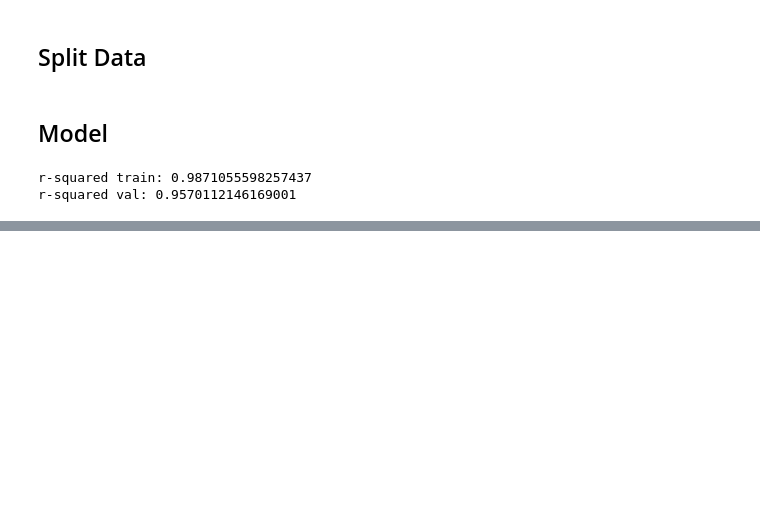
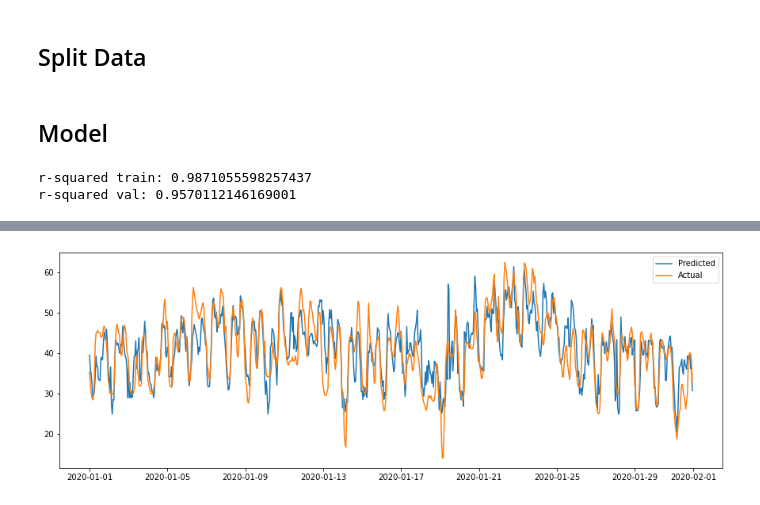
Before and after one commit to EvanHolder/Predicting-Energy-Markets-in-Spain, a Jupyter notebook: notebooks/XGBoost.ipynb, the cells around one changed output, grey strips where cells are left out. Drawn from its saved outputs; the diff is of its cells as text; code cells hidden in the pictures; blank space fills up the shorter version.

```diff
--- a/notebooks/XGBoost.ipynb
+++ b/notebooks/XGBoost.ipynb
@@ -68,0 +281,7 @@ r-squared val: 0.9570112146169001
+# %%
+fig = plt.figure(figsize=(15,5))
+plt.plot(X_test.index[:744], xgb_21_1.predict(X_test)[:744], label='Predicted');
+plt.plot(y_test.index[:744], y_test.values[:744], label='Actual');
+plt.legend();
+# %% [output]
+[figure, added]
```
Also changed, not shown: parts of 29 cells of this notebook.
